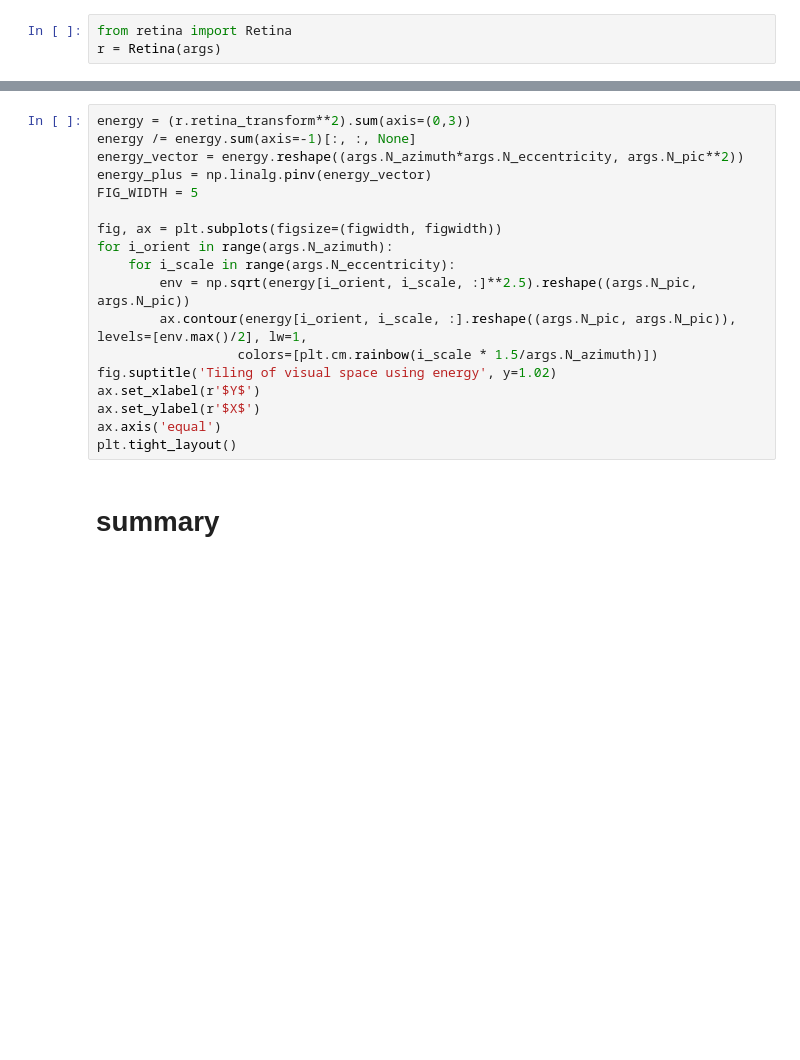
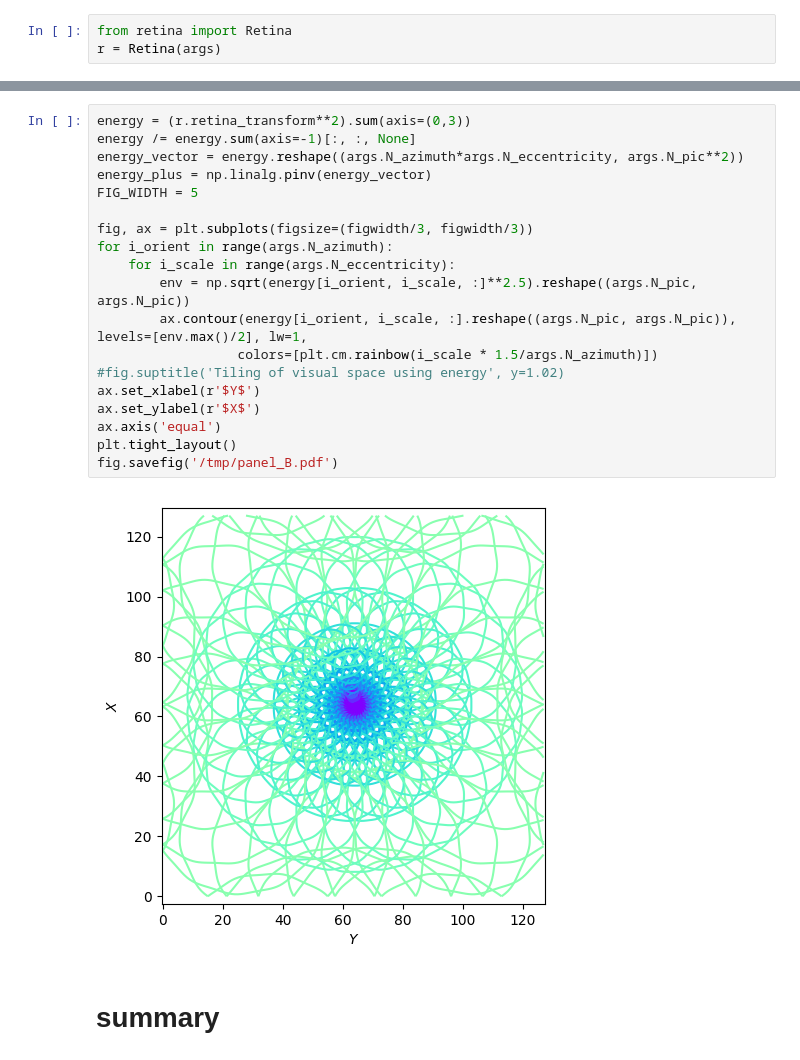
Before and after one commit to laurentperrinet/WhereIsMyMNIST, a Jupyter notebook: figures/2_methods.ipynb, the cells around one changed output, grey strips where cells are left out. Saved outputs shown, nothing was run; the diff lists cells and outputs as text; blank space fills up the shorter version.

```diff
--- a/figures/2_methods.ipynb
+++ b/figures/2_methods.ipynb
@@ -797,21 +911,24 @@ print('r.colliculus_inverse.shape=', r.colliculus_inverse.shape)
 # %%
 energy = (r.retina_transform**2).sum(axis=(0,3))
 energy /= energy.sum(axis=-1)[:, :, None]
 energy_vector = energy.reshape((args.N_azimuth*args.N_eccentricity, args.N_pic**2))
 energy_plus = np.linalg.pinv(energy_vector)
 FIG_WIDTH = 5
 
-fig, ax = plt.subplots(figsize=(figwidth, figwidth))
+fig, ax = plt.subplots(figsize=(figwidth/3, figwidth/3))
 for i_orient in range(args.N_azimuth):
     for i_scale in range(args.N_eccentricity):
         env = np.sqrt(energy[i_orient, i_scale, :]**2.5).reshape((args.N_pic, args.N_pic))
         ax.contour(energy[i_orient, i_scale, :].reshape((args.N_pic, args.N_pic)), levels=[env.max()/2], lw=1,
                   colors=[plt.cm.rainbow(i_scale * 1.5/args.N_azimuth)])
-fig.suptitle('Tiling of visual space using energy', y=1.02)
+#fig.suptitle('Tiling of visual space using energy', y=1.02)
 ax.set_xlabel(r'$Y$')
 ax.set_ylabel(r'$X$')
 ax.axis('equal')
 plt.tight_layout()
+fig.savefig('/tmp/panel_B.pdf')
+# %% [output]
+[figure, added]
 # %% [markdown]
 # summary
 # %%
```
Also changed, not shown: parts of 26 cells of this notebook, 8 other files.
